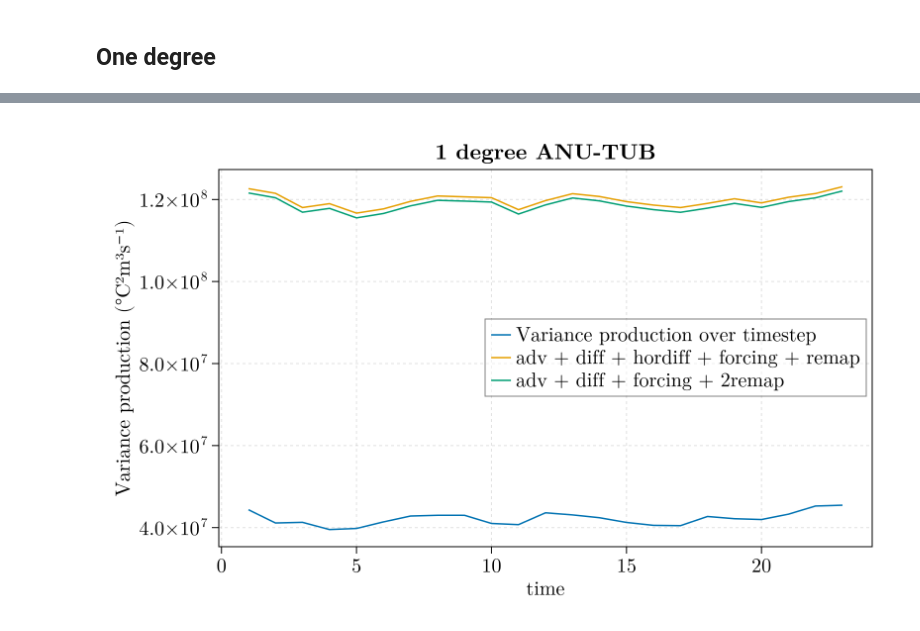
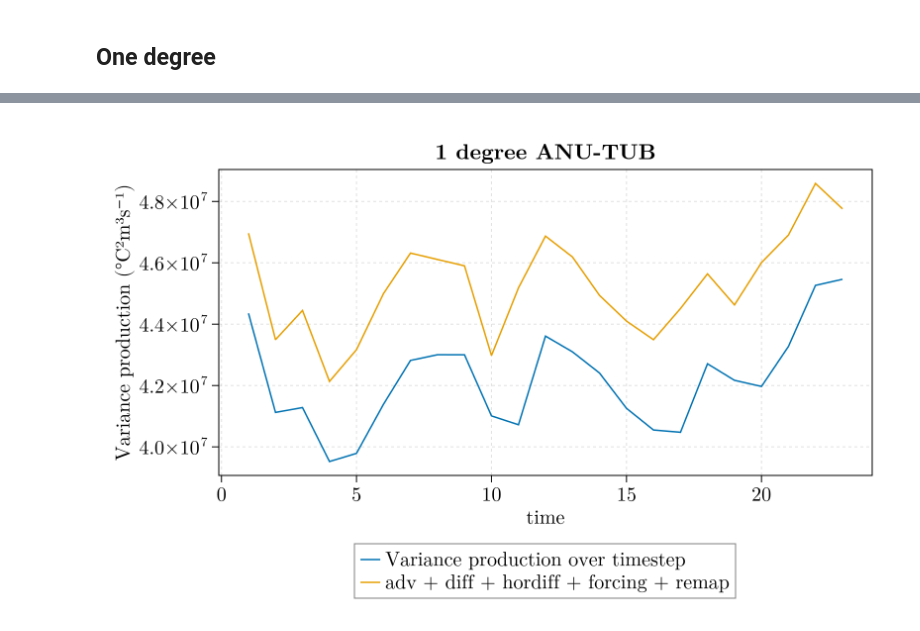
Before and after one commit to jbisits/anu-tub, a Jupyter notebook: output/total_variance_production.ipynb, the cells around one changed output, grey strips where cells are left out. Cells and saved outputs as stored; diff of their text form; code cells hidden in the pictures.

```diff
--- a/output/total_variance_production.ipynb
+++ b/output/total_variance_production.ipynb
@@ -41,6 +41,7 @@ function T_global_mean(output::AbstractString, static::AbstractString)
 
     ds = NCDataset(static, maskingvalue=NaN)
     dA = ds["areacello"][:, :]
+    wet = ds["wet"][:, :]
     close(ds)
 
     ds = NCDataset(output, maskingvalue=NaN)
@@ -51,6 +52,7 @@ function T_global_mean(output::AbstractString, static::AbstractString)
         dV = ds["thkcello"][:, :, :, t]
         for k ∈ axes(dV, 3)
             dV[:, :, k] .*= dA
+            dV[:, :, k] .*= wet
         end
         θ .*= dV
         θ̄[t] = nansum(θ) / nansum(dV)
@@ -59,7 +61,7 @@ function T_global_mean(output::AbstractString, static::AbstractString)
 
     return dA, θ̄
 end
-function T_global_mean(output::AbstractString, dA::AbstractArray)
+function T_global_mean(output::AbstractString, dA::AbstractArray, wet::AbstractArray)
 
     ds = NCDataset(output, maskingvalue=NaN)
     n = ds.dim["time"]
@@ -69,6 +71,7 @@ function T_global_mean(output::AbstractString, dA::AbstractArray)
         dV = ds["thkcello"][:, :, :, t]
         for k ∈ axes(dV, 3)
             dV[:, :, k] .*= dA
+            dV[:, :, k] .*= wet
         end
         θ .*= dV
         θ̄[t] = nansum(θ) / nansum(dV)
@@ -227,10 +224,10 @@ fig
 # %%
 fig = Figure(size = (800, 500))
 ax = Axis(fig[1, 1], xlabel = "time", ylabel = "Variance production (°C²m³s⁻¹)", title = "1 degree ANU-TUB")
 lines!(ax, vp_od["total_var"], label = "Variance production over timestep")
-lines!(ax, vp_od["hordiffvp"][1:end-1] .+ vp_od["diffvp"][1:end-1] .+ vp_od["asvp"][1:end-1] .+ vp_od["remapvp"][1:end-1] .+ vp_od["bfvp"][1:end-1], label = "adv + diff + hordiff + forcing + remap")
-lines!(ax, vp_od["hordiffvp"][1:end-1] .+ vp_od["diffvp"][1:end-1] .+ vp_od["asvp"][1:end-1] .+ 2*vp_od["remapvp"][1:end-1] .+ vp_od["bfvp"][1:end-1], label = "adv + diff + forcing + 2remap")
-axislegend(ax, position = :rc)
+rhs = vp_od["hordiffvp"] .+ vp_od["diffvp"] .+ vp_od["asvp"] .+ vp_od["remapvp"] .+ vp_od["bfvp"]
+lines!(ax, rhs, label = "adv + diff + hordiff + forcing + remap")
+Legend(fig[2, 1], ax, orientation = :horizontal, nbanks = 2)
 fig
 # %% [output]
-[figure, old version]
+[figure, new version]
```
Also changed, not shown: parts of 11 cells of this notebook, 6 other files.
